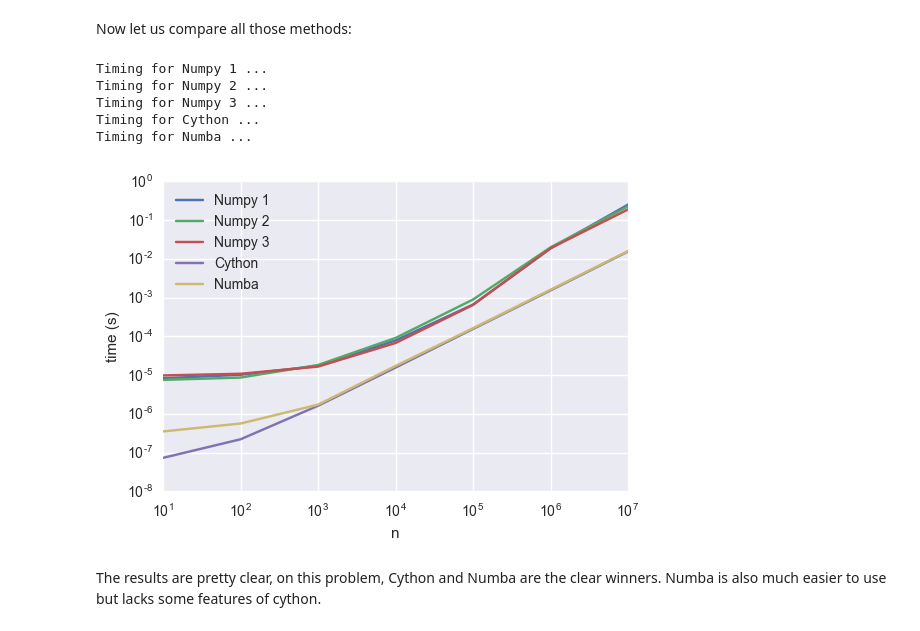
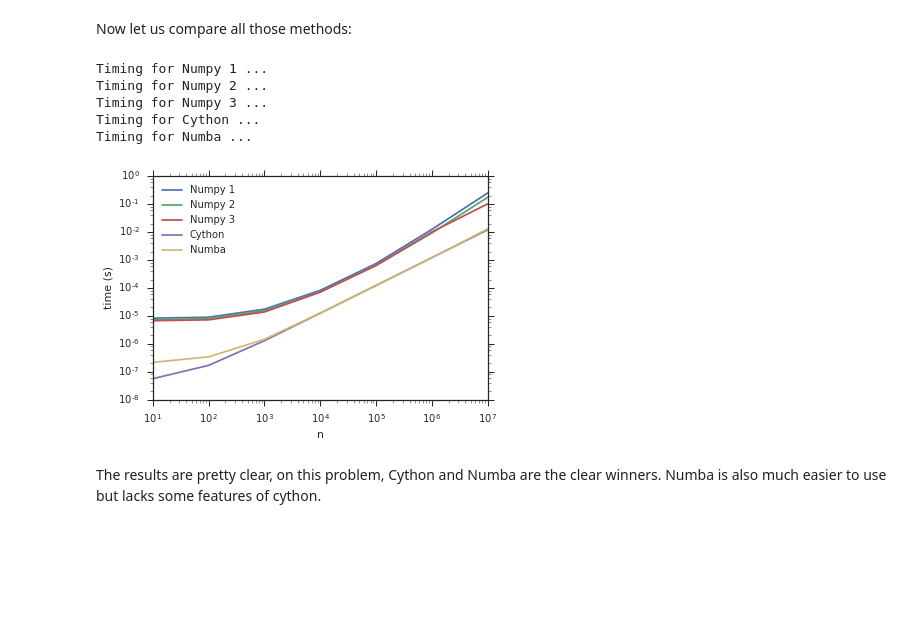
Before and after one commit to pierreablin/python-sessions, a Jupyter notebook: fast_python.ipynb, the cells around one changed output. Cells and saved outputs as stored; diff of their text form; code cells hidden in the pictures; blank space fills up the shorter version.

```diff
--- a/fast_python.ipynb
+++ b/fast_python.ipynb
@@ -111,7 +125,7 @@ import cython
 @cython.cdivision(True)
 def wallis5(int n):
     cdef double out = 2.
-    cdef double tmp
+    cdef double tmp = 0.
     cdef int i
     for i in range(1, n):
         tmp = 4. * (i * i)
@@ -165,32 +178,34 @@ Now let us compare all those methods:
 # %%
 %matplotlib inline
 import matplotlib.pyplot as plt
-import seaborn; seaborn.set()
+import seaborn as sns; sns.set()
+sns.set_style("ticks")
+sns.color_palette("colorblind")
 
 functions = [wallis2, wallis3, wallis4, wallis5, wallis6]
 names = ['Numpy 1', 'Numpy 2', 'Numpy 3', 'Cython', 'Numba']
 n_list = np.logspace(1, 7, num=7, dtype=int)
 
 
 plt.figure()
 for function, name in zip(functions, names):
     print('Timing for %s ...' % name)
     times =[]
     for n in n_list:
         t = %timeit -oq function(n)
         times.append(t.best)
     plt.loglog(n_list, times, label=name)
 plt.xlabel('n')
 plt.ylabel('time (s)')
 plt.legend(loc='upper left')
 plt.show()
 # %% [output]
 Timing for Numpy 1 ...
 Timing for Numpy 2 ...
 Timing for Numpy 3 ...
 Timing for Cython ...
 Timing for Numba ...
-[figure, old version]
+[figure, new version]
 # %% [markdown]
 The results are pretty clear, on this problem, Cython and Numba are the clear winners. Numba is also much easier to use but lacks some features of cython.
 # %% [markdown]
```
Also changed, not shown: parts of 17 cells of this notebook, 1 other file.
